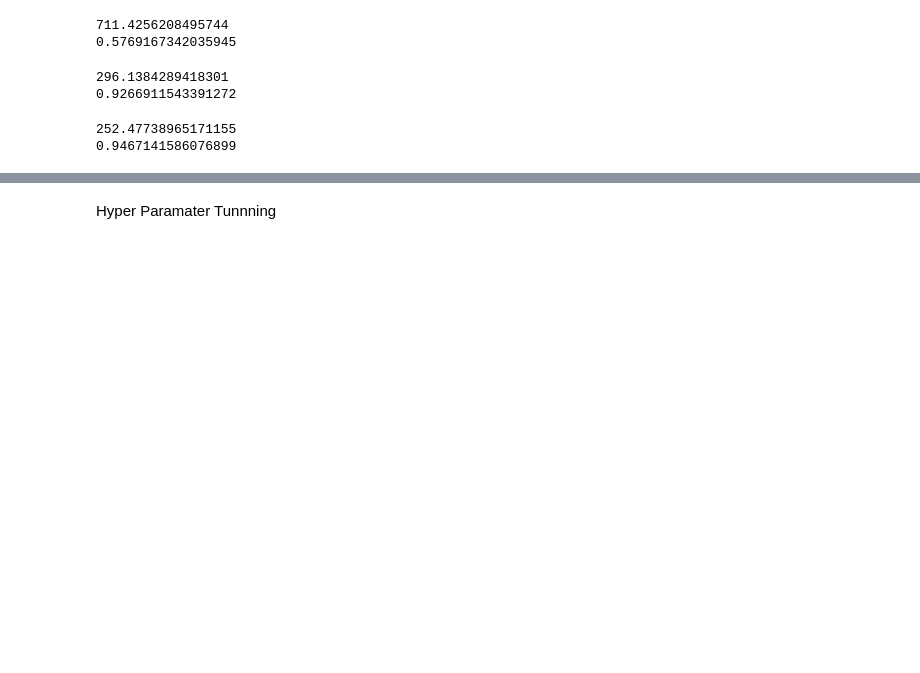
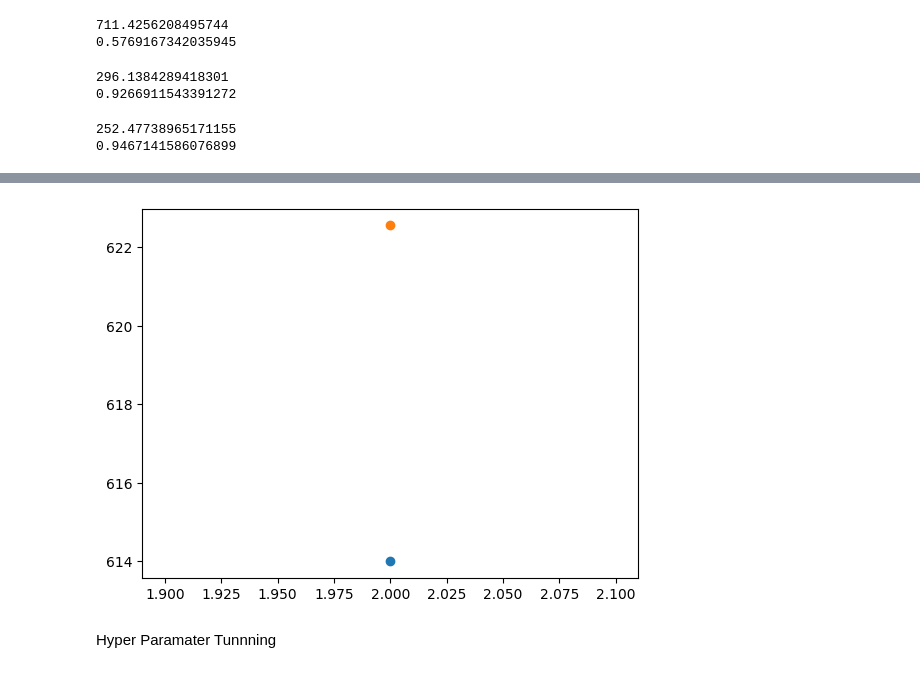
Before and after one commit to Madan1512/Niyata_Infotech_Task, a Jupyter notebook: Task_1.ipynb, the cells around one changed output, grey strips where cells are left out. Saved outputs shown, nothing was run; the diff lists cells and outputs as text; code cells hidden in the pictures; blank space fills up the shorter version.

```diff
--- a/Task_1.ipynb
+++ b/Task_1.ipynb
@@ -367,3 +374,10 @@ print(rf_rs)
+# %%
+import matplotlib.pyplot as plt
+plt.scatter(2,y_train[:1])
+plt.scatter(2,rf.predict(x_train[:1]))
+plt.show()
+# %% [output]
+[figure, added]
 # %% [markdown]
 Hyper Paramater Tunnning
 # %%
```
Also changed, not shown: parts of 1 cell of this notebook.
